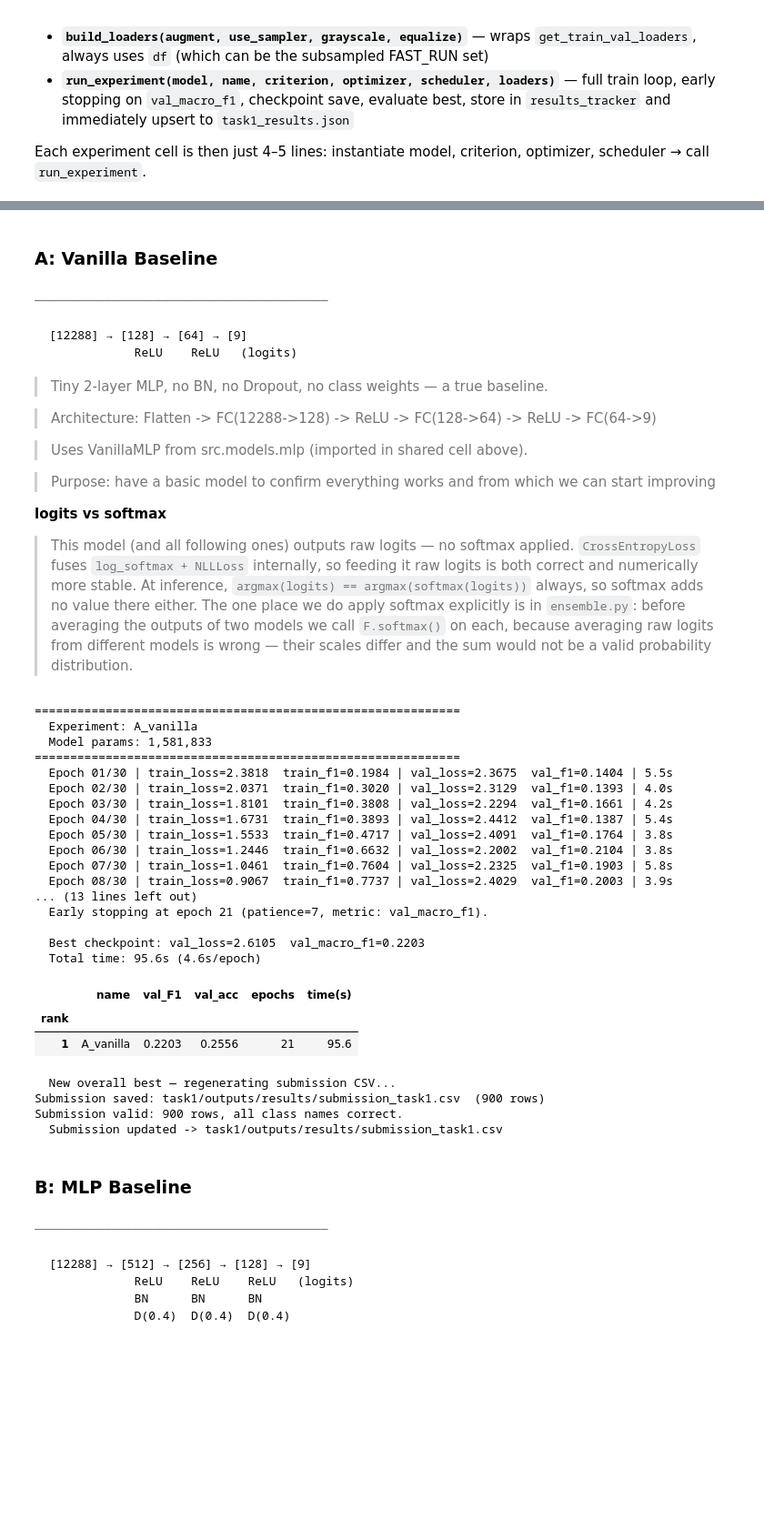
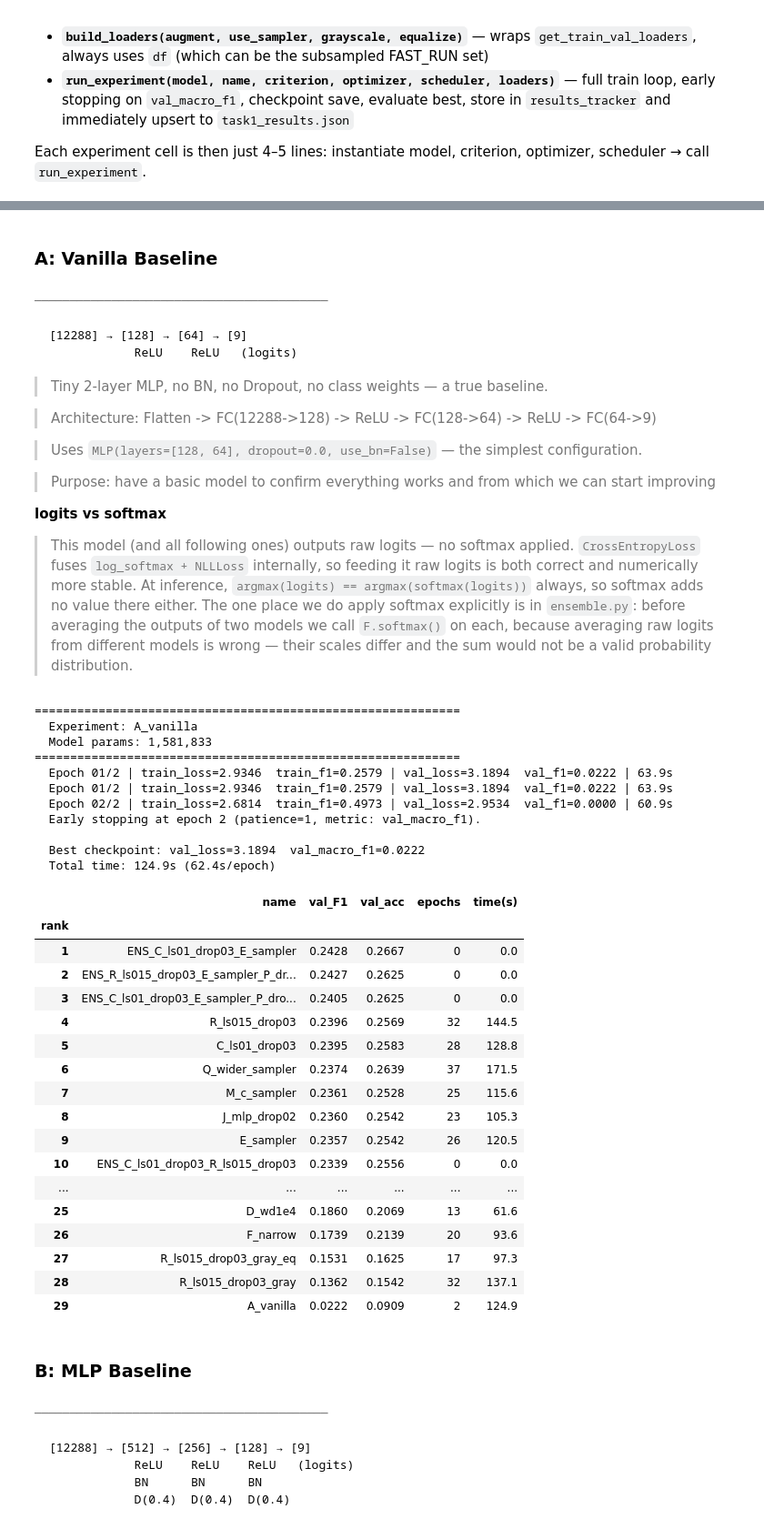
Before and after one commit to fmssilva/DL_Proj, a Jupyter notebook: assignment_1/task1/task1_colab.ipynb, the cells around one changed output, grey strips where cells are left out. Shown at 91% size. Saved outputs shown, nothing was run; the diff lists cells and outputs as text; code cells hidden in the pictures; blank space fills up the shorter version.

Commit message:
task 1 and 2 cleanded

```diff
--- a/assignment_1/task1/task1_colab.ipynb
+++ b/assignment_1/task1/task1_colab.ipynb
@@ -100,9 +100,9 @@ ______
 
 
 # ==============  FLIP THESE FLAGS  ===============================
-FAST_RUN         = False   # True = smoke-test (tiny data, 2 epochs) | False = real Colab run
+FAST_RUN         = True   # True = smoke-test (tiny data, 2 epochs) | False = real Colab run
 SAVE_IN_EACH_RUN = False   # True = zip outputs to DRIVE_OUTPUTS_DIR after every experiment
-USE_DRIVE        = True   # True = enable save/restore of outputs zip (Drive on Colab, local folder elsewhere)
+USE_DRIVE        = False   # True = enable save/restore of outputs zip (Drive on Colab, local folder elsewhere)
 # =================================================================
 
 
@@ -133,14 +133,14 @@ DRIVE_OUTPUTS_DIR = (
 
 
 # ======== Training hyperparams =============================================
-EPOCHS      = 2     if FAST_RUN else 30
+EPOCHS      = 2     if FAST_RUN else 50
 # PATIENCE: val_macro_f1 is noisier than val_loss (small val set → 1 mis-prediction
 # swings F1 by ~1.2%). Use PATIENCE=7 to avoid stopping too early on noisy F1 plateaus.
 PATIENCE    = 1     if FAST_RUN else 7
 LR          = 1e-3
 BATCH_SIZE  = 32    if FAST_RUN else 64
 IMG_SIZE    = 64    # MLP input: 64x64x3 = 12288 flat features
-NUM_WORKERS = 8
+NUM_WORKERS = 8     # number adjusted bellow according to the availaable cpu count
 
 # smoke-test data size: 9 classes × N = total training images
 N_SAMPLES_PER_CLASS = 6   # 54 total — enough to run the full pipeline in seconds
@@ -906,52 +932,56 @@ model_registry = {
 
  > Architecture: Flatten -> FC(12288->128) -> ReLU -> FC(128->64) -> ReLU -> FC(64->9)
 
- > Uses VanillaMLP from src.models.mlp (imported in shared cell above).
+ > Uses `MLP(layers=[128, 64], dropout=0.0, use_bn=False)` — the simplest configuration.
 
  > Purpose: have a basic model to confirm everything works and from which we can start improving
 
 **logits vs softmax**
 > This model (and all following ones) outputs raw logits — no softmax applied. `CrossEntropyLoss` fuses `log_softmax + NLLLoss` internally, so feeding it raw logits is both correct and numerically more stable. At inference, `argmax(logits) == argmax(softmax(logits))` always, so softmax adds no value there either. The one place we do apply softmax explicitly is in `ensemble.py`: before averaging the outputs of two models we call `F.softmax()` on each, because averaging raw logits from different models is wrong — their scales differ and the sum would not be a valid probability distribution.
 # %%
-
 # This instantiates our model and moves it to device (gpu/cpu)
-model_A     = VanillaMLP(img_size=IMG_SIZE).to(device)
+model_A     = MLP(layers=[128, 64], dropout=0.0, use_bn=False, img_size=IMG_SIZE).to(device)
 
 # This defines the loss functin
 criterion_A = nn.CrossEntropyLoss()   # no class weights — true bare baseline
 
 # This defines the optimizer for gradient descent
 optimizer_A = torch.optim.Adam(model_A.parameters(), lr=LR)
 
 # This defines a learning rate scheduler to dynamically adjust the LR during training
 scheduler_A = torch.optim.lr_scheduler.StepLR(optimizer_A, step_size=5, gamma=0.5)
 
 model_A, history_A = run_experiment(model_A, "A_vanilla", criterion_A, optimizer_A, scheduler_A, loaders_base)
 # %% [output]
 ============================================================
   Experiment: A_vanilla
   Model params: 1,581,833
 ============================================================
-  Epoch 01/30 | train_loss=2.3818  train_f1=0.1984 | val_loss=2.3675  val_f1=0.1404 | 5.5s
-  Epoch 02/30 | train_loss=2.0371  train_f1=0.3020 | val_loss=2.3129  val_f1=0.1393 | 4.0s
-  Epoch 03/30 | train_loss=1.8101  train_f1=0.3808 | val_loss=2.2294  val_f1=0.1661 | 4.2s
-  Epoch 04/30 | train_loss=1.6731  train_f1=0.3893 | val_loss=2.4412  val_f1=0.1387 | 5.4s
-  Epoch 05/30 | train_loss=1.5533  train_f1=0.4717 | val_loss=2.4091  val_f1=0.1764 | 3.8s
-  Epoch 06/30 | train_loss=1.2446  train_f1=0.6632 | val_loss=2.2002  val_f1=0.2104 | 3.8s
-  Epoch 07/30 | train_loss=1.0461  train_f1=0.7604 | val_loss=2.2325  val_f1=0.1903 | 5.8s
-  Epoch 08/30 | train_loss=0.9067  train_f1=0.7737 | val_loss=2.4029  val_f1=0.2003 | 3.9s
-... (13 lines left out)
-  Early stopping at epoch 21 (patience=7, metric: val_macro_f1).
+  Epoch 01/2 | train_loss=2.9346  train_f1=0.2579 | val_loss=3.1894  val_f1=0.0222 | 63.9s
+  Epoch 01/2 | train_loss=2.9346  train_f1=0.2579 | val_loss=3.1894  val_f1=0.0222 | 63.9s
+  Epoch 02/2 | train_loss=2.6814  train_f1=0.4973 | val_loss=2.9534  val_f1=0.0000 | 60.9s
+  Early stopping at epoch 2 (patience=1, metric: val_macro_f1).
 
-  Best checkpoint: val_loss=2.6105  val_macro_f1=0.2203
-  Total time: 95.6s (4.6s/epoch)
+  Best checkpoint: val_loss=3.1894  val_macro_f1=0.0222
+  Total time: 124.9s (62.4s/epoch)
 |  | name | val_F1 | val_acc | epochs | time(s) |
 | rank |  |  |  |  |  |
-| 1 | A_vanilla | 0.2203 | 0.2556 | 21 | 95.6 |
+| 1 | ENS_C_ls01_drop03_E_sampler | 0.2428 | 0.2667 | 0 | 0.0 |
+| 2 | ENS_R_ls015_drop03_E_sampler_P_dr... | 0.2427 | 0.2625 | 0 | 0.0 |
+| 3 | ENS_C_ls01_drop03_E_sampler_P_dro... | 0.2405 | 0.2625 | 0 | 0.0 |
+| 4 | R_ls015_drop03 | 0.2396 | 0.2569 | 32 | 144.5 |
+| 5 | C_ls01_drop03 | 0.2395 | 0.2583 | 28 | 128.8 |
+| 6 | Q_wider_sampler | 0.2374 | 0.2639 | 37 | 171.5 |
+| 7 | M_c_sampler | 0.2361 | 0.2528 | 25 | 115.6 |
+| 8 | J_mlp_drop02 | 0.2360 | 0.2542 | 23 | 105.3 |
+| 9 | E_sampler | 0.2357 | 0.2542 | 26 | 120.5 |
+| 10 | ENS_C_ls01_drop03_R_ls015_drop03 | 0.2339 | 0.2556 | 0 | 0.0 |
+| ... | ... | ... | ... | ... | ... |
+| 25 | D_wd1e4 | 0.1860 | 0.2069 | 13 | 61.6 |
+| 26 | F_narrow | 0.1739 | 0.2139 | 20 | 93.6 |
+| 27 | R_ls015_drop03_gray_eq | 0.1531 | 0.1625 | 17 | 97.3 |
+| 28 | R_ls015_drop03_gray | 0.1362 | 0.1542 | 32 | 137.1 |
+| 29 | A_vanilla | 0.0222 | 0.0909 | 2 | 124.9 |
-  New overall best — regenerating submission CSV...
-Submission saved: task1/outputs/results/submission_task1.csv  (900 rows)
-Submission valid: 900 rows, all class names correct.
-  Submission updated -> task1/outputs/results/submission_task1.csv
 # %% [markdown]
 ### B: MLP Baseline
 ###### ──────────────────────────────────────────
```
Also changed, not shown: parts of 45 cells of this notebook, 8 other files.
